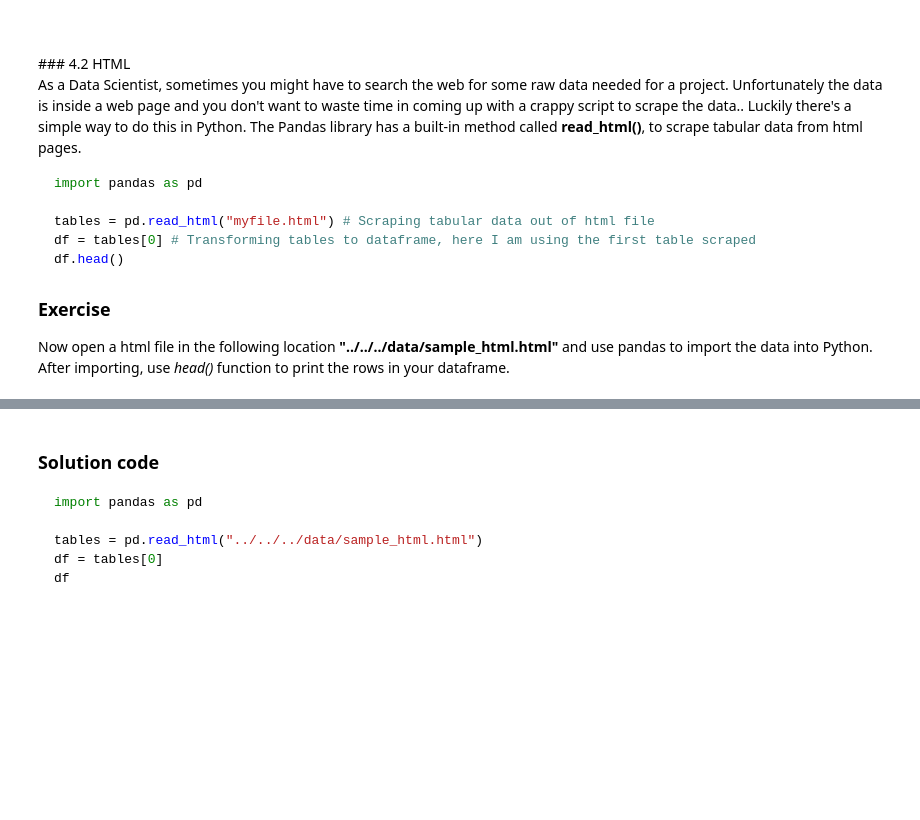
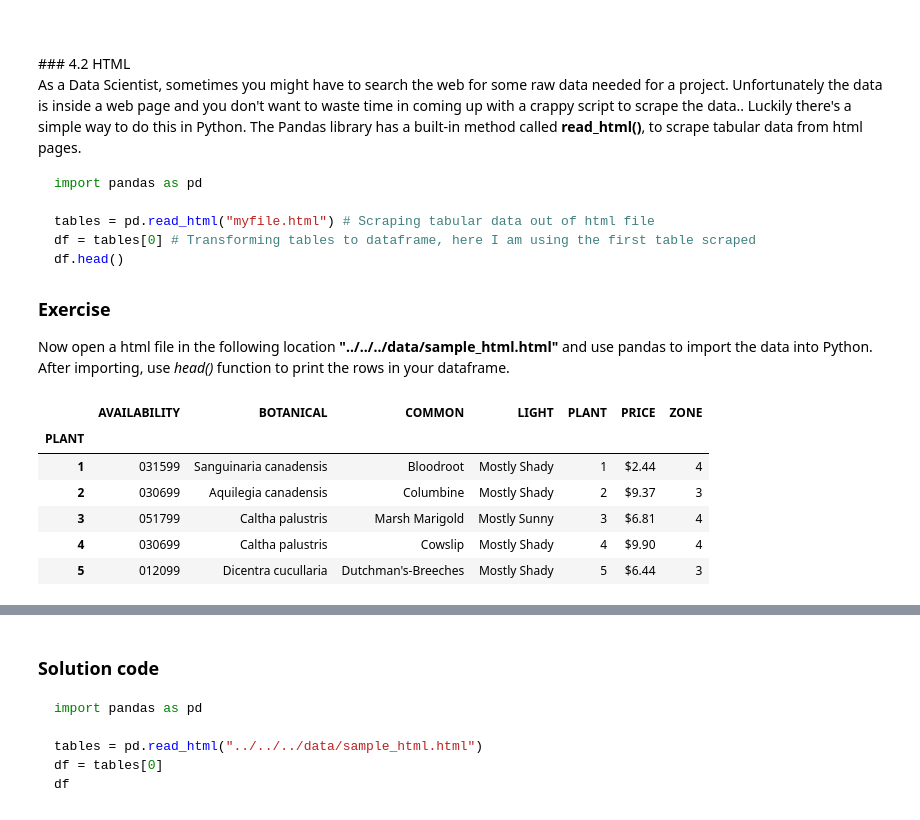
Before and after one commit to druuu/vinod-data, a Jupyter notebook: content/03-Data_Handling_101_for_Data_Scientists/04-Dealing_with_CSVs_TIFFs_and_other_file_formats_in_Python/01-Data_formats.ipynb, the cells around one changed output, grey strips where cells are left out. Cells and saved outputs as stored; diff of their text form; code cells hidden in the pictures; blank space fills up the shorter version.

```diff
--- a/content/03-Data_Handling_101_for_Data_Scientists/04-Dealing_with_CSVs_TIFFs_and_other_file_formats_in_Python/01-Data_formats.ipynb
+++ b/content/03-Data_Handling_101_for_Data_Scientists/04-Dealing_with_CSVs_TIFFs_and_other_file_formats_in_Python/01-Data_formats.ipynb
@@ -220,3 +258,54 @@ df.head()
 ### Exercise
 
 Now open a html file in the following location **"../../../data/sample_html.html"** and use pandas to import the data into Python. After importing, use *head()* function to print the rows in your dataframe.
+# %%
+import requests
+
+plant_catalog_url = "https://raw.githubusercontent.com/colaberry/DSin100days/master/data/plant.xml"
+xml_data = requests.get(plant_catalog_url).content
+#print(xml_data)
+
+import xml.etree.ElementTree as ET
+import pandas as pd
+
+class convert_XML2DataFrame:
+
+    def __init__(self, xml_data):
+        self.root = ET.XML(xml_data)
+
+    def parse_root(self, root):
+        return [self.parse_element(child) for child in iter(root)]
+
+    def parse_element(self, element, parsed=None):
+        #print(element.tag)
+        if parsed is None:
+            parsed = dict()
+        #for key in element.keys():
+        #    parsed[key] = element.attrib.get(key)
+        if element.text:
+            if element.tag=='PLANT':
+                parsed[element.tag] = element.attrib.get('id')
+            else:
+                parsed[element.tag] = element.text
+        for child in list(element):
+            self.parse_element(child, parsed)
+        return parsed
+
+    def process(self):
+        structured_data = self.parse_root(self.root)
+        #print(structured_data)
+        return pd.DataFrame(structured_data)
+
+conversion = convert_XML2DataFrame(xml_data)
+xml_df = conversion.process()
+xml_df.index = xml_df.PLANT
+
+xml_df.head()
+# %% [output]
+|  | AVAILABILITY | BOTANICAL | COMMON | LIGHT | PLANT | PRICE | ZONE |
+| PLANT |  |  |  |  |  |  |  |
+| 1 | 031599 | Sanguinaria canadensis | Bloodroot | Mostly Shady | 1 | $2.44 | 4 |
+| 2 | 030699 | Aquilegia canadensis | Columbine | Mostly Shady | 2 | $9.37 | 3 |
+| 3 | 051799 | Caltha palustris | Marsh Marigold | Mostly Sunny | 3 | $6.81 | 4 |
+| 4 | 030699 | Caltha palustris | Cowslip | Mostly Shady | 4 | $9.90 | 4 |
+| 5 | 012099 | Dicentra cucullaria | Dutchman's-Breeches | Mostly Shady | 5 | $6.44 | 3 |
```
Also changed, not shown: parts of 4 cells of this notebook, 1 other file.
